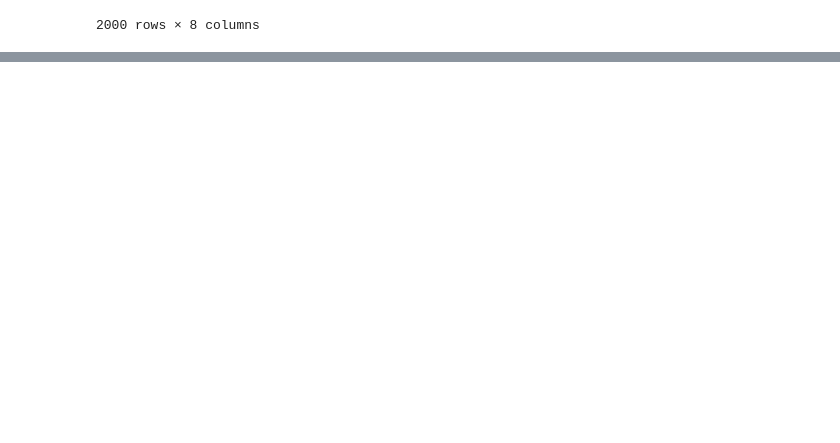
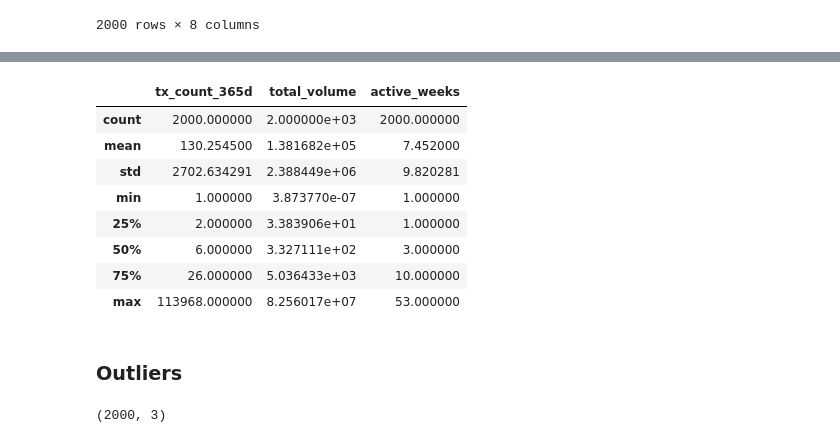
Before and after one commit to joshuatochinwachi/Machine-Learning, a Jupyter notebook: Dune_data.ipynb, the cells around one changed output, grey strips where cells are left out. Cells and saved outputs as stored; diff of their text form; code cells hidden in the pictures; blank space fills up the shorter version.

```diff
--- a/Dune_data.ipynb
+++ b/Dune_data.ipynb
@@ -50,0 +75,19 @@ df
+# %%
+df.describe()
+# %% [output]
+|  | tx_count_365d | total_volume | active_weeks |
+| count | 2000.000000 | 2.000000e+03 | 2000.000000 |
+| mean | 130.254500 | 1.381682e+05 | 7.452000 |
+| std | 2702.634291 | 2.388449e+06 | 9.820281 |
+| min | 1.000000 | 3.873770e-07 | 1.000000 |
+| 25% | 2.000000 | 3.383906e+01 | 1.000000 |
+| 50% | 6.000000 | 3.327111e+02 | 3.000000 |
+| 75% | 26.000000 | 5.036433e+03 | 10.000000 |
+| max | 113968.000000 | 8.256017e+07 | 53.000000 |
+# %% [markdown]
+### Outliers
+# %%
+numerical_features = df.select_dtypes(exclude="object")
+numerical_features.shape
+# %% [output]
+(2000, 3)
```
Also changed, not shown: parts of 7 cells of this notebook.
